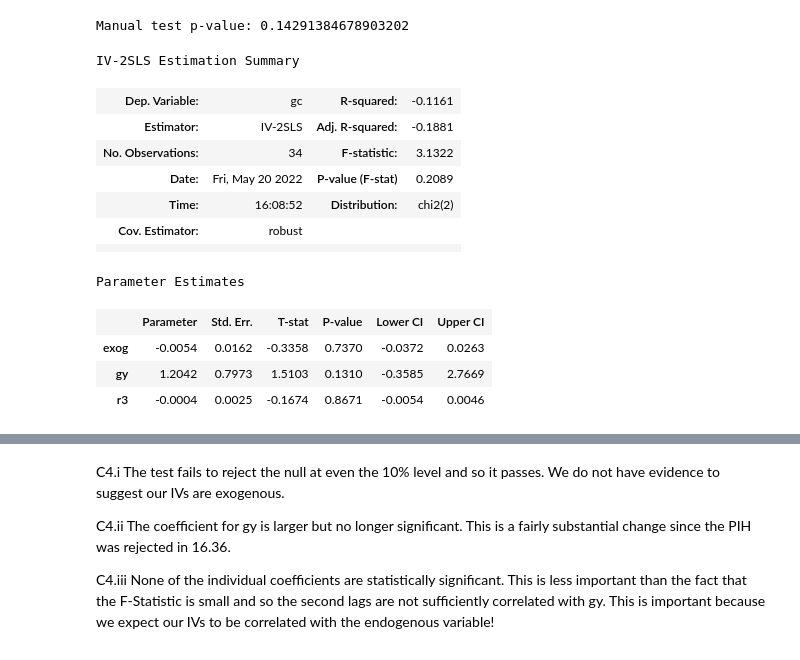
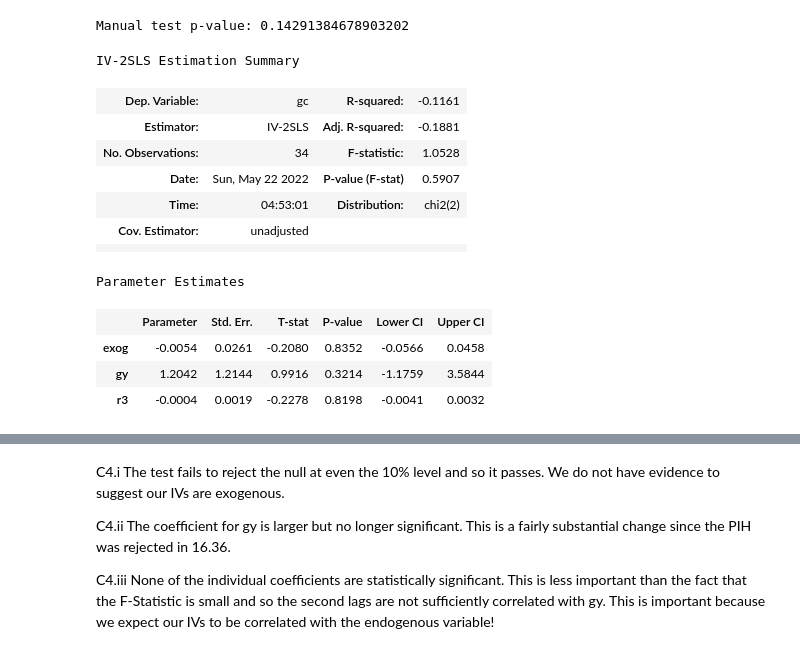
Before and after one commit to systemchalk/wooldridge_workbook, a Jupyter notebook: ch16.ipynb, the cells around one changed output, grey strips where cells are left out. Drawn from its saved outputs; the diff is of its cells as text; code cells hidden in the pictures.

```diff
--- a/ch16.ipynb
+++ b/ch16.ipynb
@@ -386,23 +387,24 @@ Manual test p-value: 0.14291384678903202
 # %%
 consump = pd.read_stata("./stata/consump.dta")
 consump = consump[["gy", "r3", "gc", "gc_2", "gy_2", "r3_2"]].dropna()
 X = consump[["gy", "r3"]]
 iv = consump[["gc_2", "gy_2", "r3_2"]]
-iv_results = IV2SLS(consump.gc, np.ones(consump.shape[0]), X, iv).fit()
+iv_results = IV2SLS(consump.gc, np.ones(consump.shape[0]), X, iv).fit(
+    cov_type="unadjusted")
 iv_results
 # %% [output]
 IV-2SLS Estimation Summary
 | Dep. Variable: | gc | R-squared: | -0.1161 |
 | Estimator: | IV-2SLS | Adj. R-squared: | -0.1881 |
-| No. Observations: | 34 | F-statistic: | 3.1322 |
-| Date: | Fri, May 20 2022 | P-value (F-stat) | 0.2089 |
-| Time: | 16:08:52 | Distribution: | chi2(2) |
-| Cov. Estimator: | robust |  |  |
+| No. Observations: | 34 | F-statistic: | 1.0528 |
+| Date: | Sun, May 22 2022 | P-value (F-stat) | 0.5907 |
+| Time: | 04:53:01 | Distribution: | chi2(2) |
+| Cov. Estimator: | unadjusted |  |  |
 |  |  |  |  |
 Parameter Estimates
 |  | Parameter | Std. Err. | T-stat | P-value | Lower CI | Upper CI |
-| exog | -0.0054 | 0.0162 | -0.3358 | 0.7370 | -0.0372 | 0.0263 |
-| gy | 1.2042 | 0.7973 | 1.5103 | 0.1310 | -0.3585 | 2.7669 |
-| r3 | -0.0004 | 0.0025 | -0.1674 | 0.8671 | -0.0054 | 0.0046 |
+| exog | -0.0054 | 0.0261 | -0.2080 | 0.8352 | -0.0566 | 0.0458 |
+| gy | 1.2042 | 1.2144 | 0.9916 | 0.3214 | -1.1759 | 3.5844 |
+| r3 | -0.0004 | 0.0019 | -0.2278 | 0.8198 | -0.0041 | 0.0032 |
 Endogenous: gy, r3
 Instruments: gc_2, gy_2, r3_2
```
Also changed, not shown: parts of 21 cells of this notebook.
